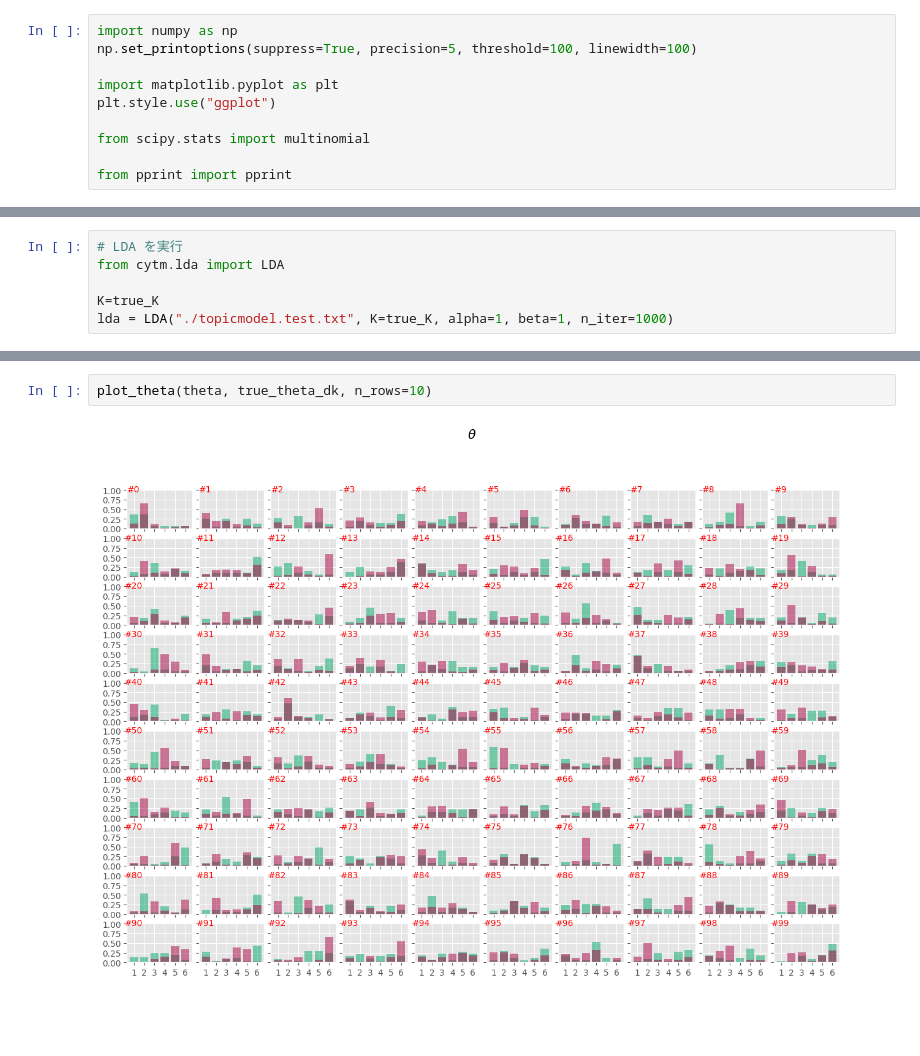
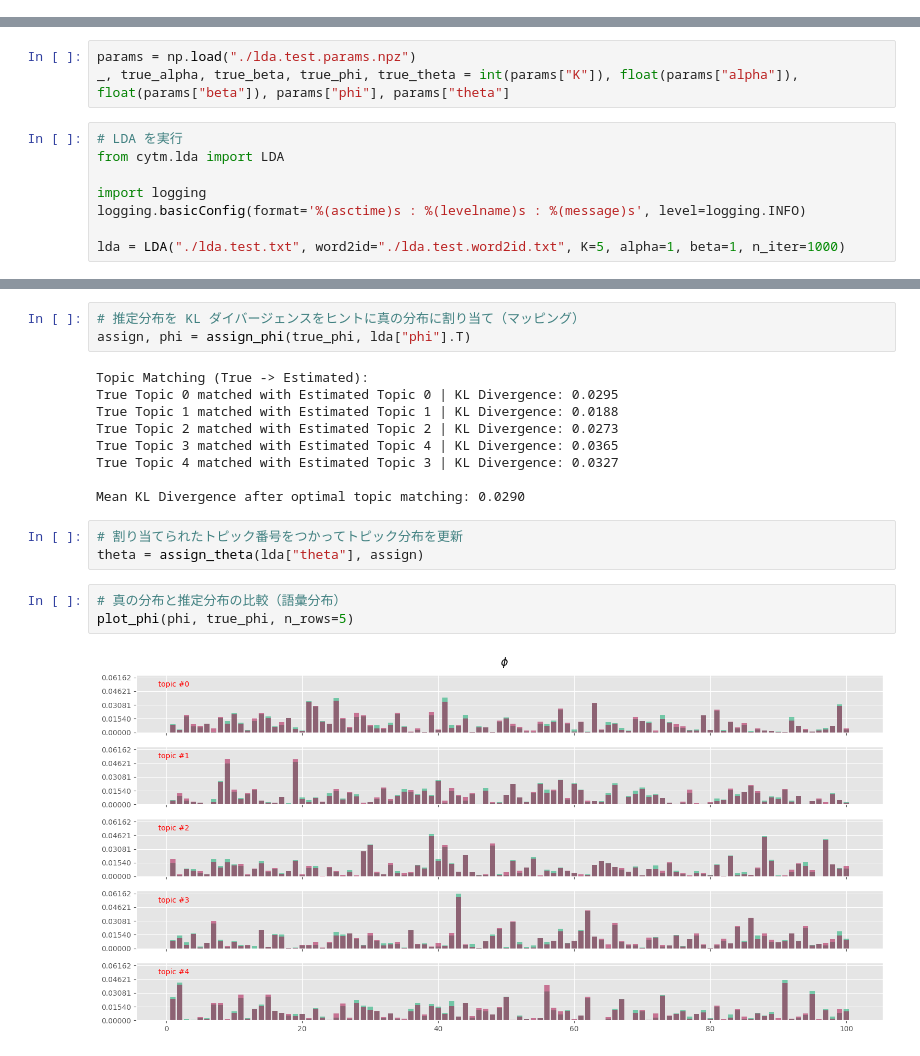
Before and after one commit to hiropppe/topic-model, a Jupyter notebook: notebooks/test_lda.ipynb, the cells around one changed output, grey strips where cells are left out. Cells and saved outputs as stored; diff of their text form; blank space fills up the shorter version.

```diff
--- a/notebooks/test_lda.ipynb
+++ b/notebooks/test_lda.ipynb
@@ -1,10 +0,0 @@
-# %%
-import numpy as np
-np.set_printoptions(suppress=True, precision=5, threshold=100, linewidth=100)
-
-import matplotlib.pyplot as plt
-plt.style.use("ggplot")
-
-from scipy.stats import multinomial
-
-from pprint import pprint
@@ -114,6 +46,11 @@ with open("topicmodel.test.txt", mode="w") as f:
+# %%
+params = np.load("./lda.test.params.npz")
+_, true_alpha, true_beta, true_phi, true_theta = int(params["K"]), float(params["alpha"]), float(params["beta"]), params["phi"], params["theta"]
 # %%
 # LDA を実行
 from cytm.lda import LDA
 
-K=true_K
-lda = LDA("./topicmodel.test.txt", K=true_K, alpha=1, beta=1, n_iter=1000)
+import logging
+logging.basicConfig(format='%(asctime)s : %(levelname)s : %(message)s', level=logging.INFO)
+
+lda = LDA("./lda.test.txt", word2id="./lda.test.word2id.txt", K=5, alpha=1, beta=1, n_iter=1000)
@@ -261,4 +65,20 @@ plot_phi(phi, true_phi_kv, n_rows=1)
-# %%
-plot_theta(theta, true_theta_dk, n_rows=10)
-# %% [output]
-[figure, removed]
+# %%
+# 推定分布を KL ダイバージェンスをヒントに真の分布に割り当て（マッピング）
+assign, phi = assign_phi(true_phi, lda["phi"].T)
+# %% [output]
+Topic Matching (True -> Estimated):
+True Topic 0 matched with Estimated Topic 0 | KL Divergence: 0.0295
+True Topic 1 matched with Estimated Topic 1 | KL Divergence: 0.0188
+True Topic 2 matched with Estimated Topic 2 | KL Divergence: 0.0273
+True Topic 3 matched with Estimated Topic 4 | KL Divergence: 0.0365
+True Topic 4 matched with Estimated Topic 3 | KL Divergence: 0.0327
+
+Mean KL Divergence after optimal topic matching: 0.0290
+# %%
+# 割り当てられたトピック番号をつかってトピック分布を更新
+theta = assign_theta(lda["theta"], assign)
+# %%
+# 真の分布と推定分布の比較（語彙分布）
+plot_phi(phi, true_phi, n_rows=5)
+# %% [output]
+[figure, added]
```
Also changed, not shown: parts of 16 cells of this notebook, 8 other files.
